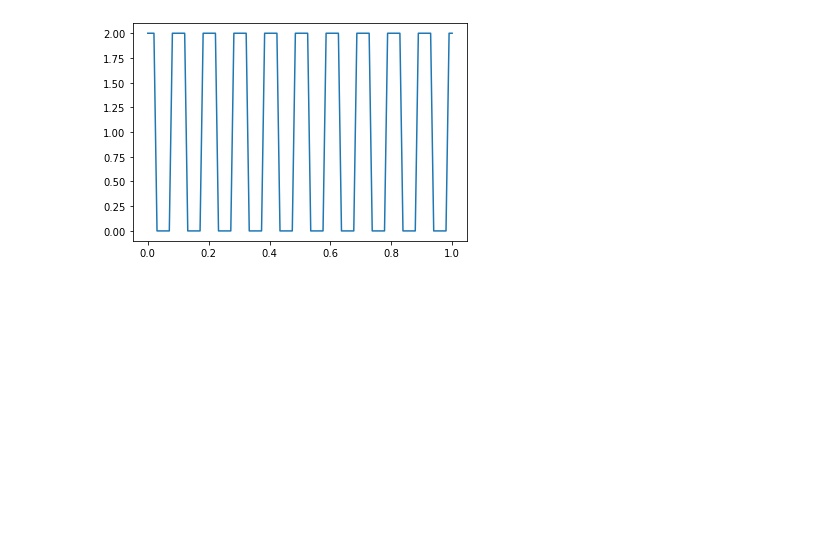
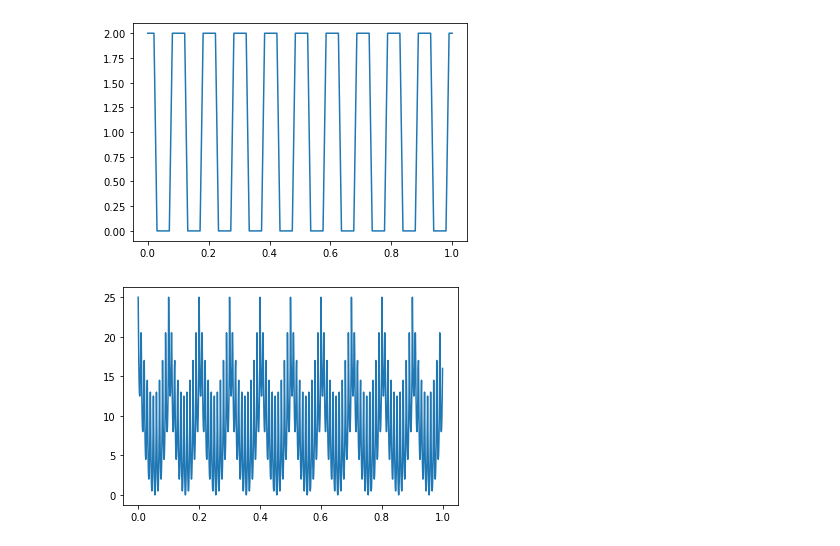
Before and after one commit to tisabe/CP2_QPP, a Jupyter notebook: Project2.ipynb, the cells around one changed output. Cells and saved outputs as stored; diff of their text form; code cells hidden in the pictures; blank space fills up the shorter version.

```diff
--- a/Project2.ipynb
+++ b/Project2.ipynb
@@ -121,3 +118,24 @@ plt.plot(np.linspace(0,1,100),test)
 plt.show()
 # %% [output]
 [figure]
+# %%
+def harmonic(index,omega,N,D):
+    centre=np.ones(D)*N/2
+    centre[D-1]=0
+    coordinates=index2coord(index,N,D)
+    potential=0
+    for i in range(D-1):
+        potential=potential+(coordinates[i]-centre[i])**2
+    potential=1/2*omega**2*potential
+    return potential
+# %%
+N=10
+D=3
+test2=np.zeros(N**D)
+for i in range(N**D):
+    test2[i]=harmonic(i,1,N,D)
+# %%
+plt.plot(np.linspace(0,1,N**D),test2)
+plt.show()
+# %% [output]
+[figure, added]
```
Also changed, not shown: parts of 2 cells of this notebook.
